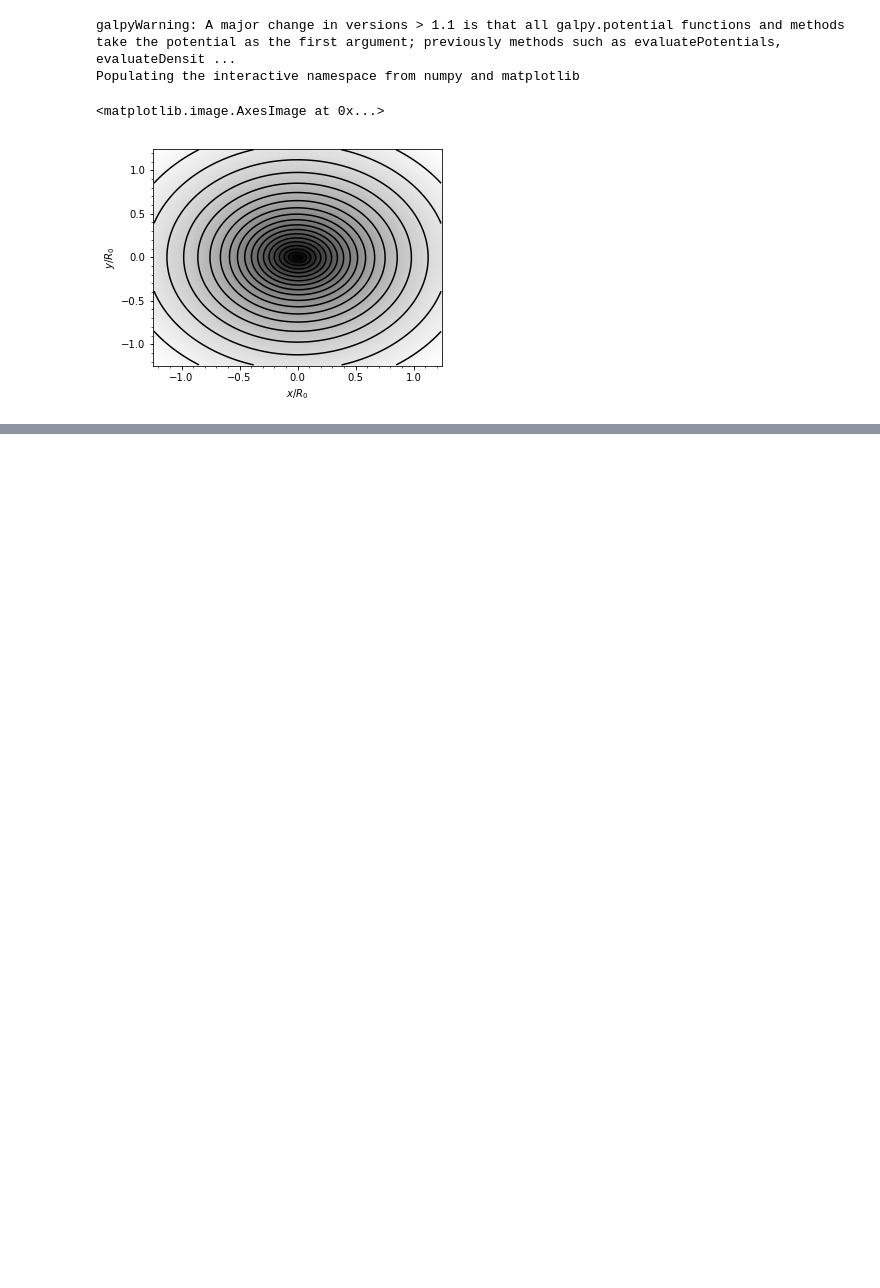
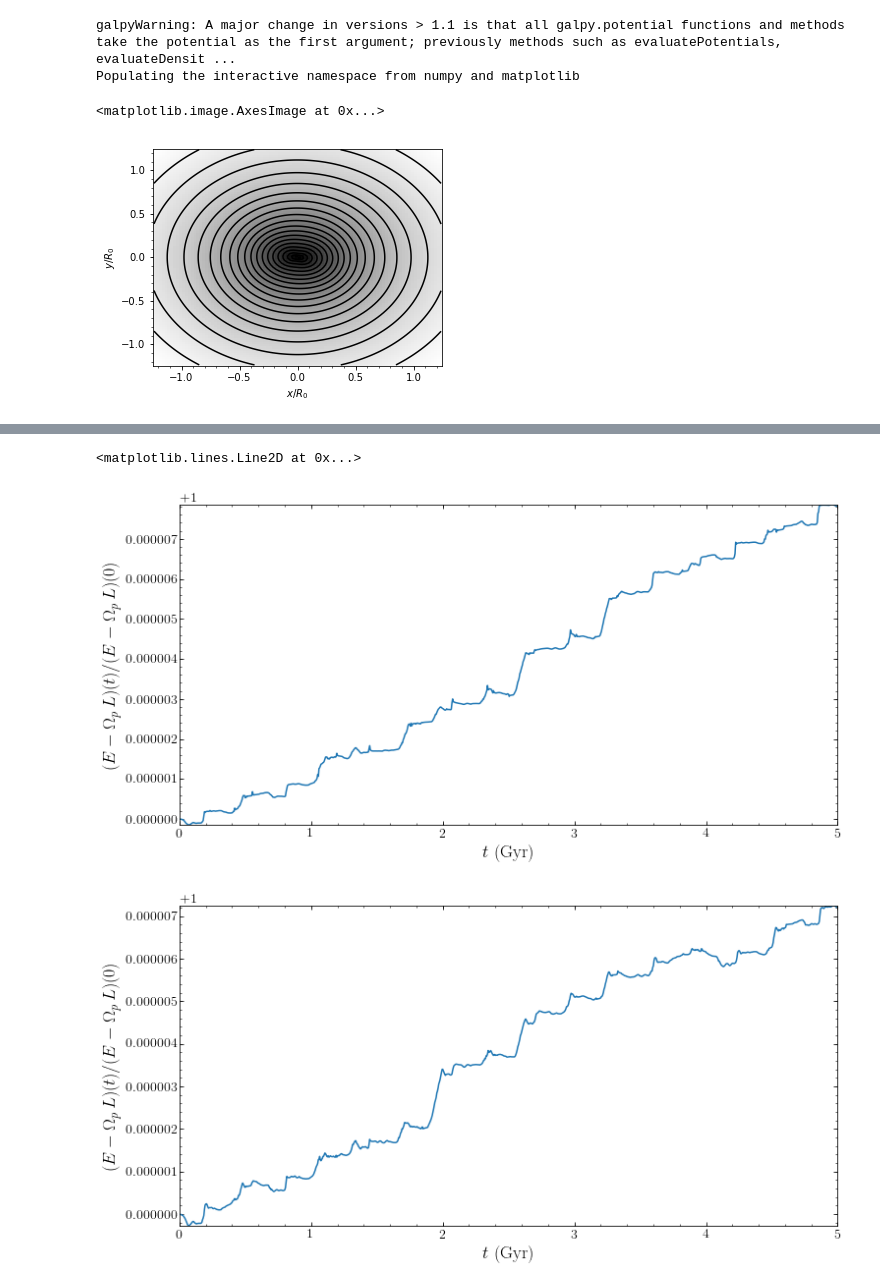
Before and after one commit to nbanik/Baryonic-effects-on-Pal5, a Jupyter notebook: effect_of_bar.ipynb, the cells around one changed output, grey strips where cells are left out. Saved outputs shown, nothing was run; the diff lists cells and outputs as text; code cells hidden in the pictures; blank space fills up the shorter version.

Commit message:
delete pdfs, include odeint

```diff
--- a/effect_of_bar.ipynb
+++ b/effect_of_bar.ipynb
@@ -161,0 +182,25 @@ plt.show()
+# %%
+#Integrate using scipy's odeint
+#plot Jacobi integral to check whether it is conserved
+#http://galpy.readthedocs.io/en/latest/reference/orbitint.html?highlight=integrate
+method='odeint'
+
+ts= numpy.linspace(0,5.0,1001)*u.Gyr
+o1= Orbit([R[ind],vR[ind],vT[ind],z[ind],vz[ind],phi[ind]],ro=ro,vo=vo)
+o1.integrate(ts,MWPotential2014,method=method)
+o1.plotJacobi(normed=True)
+
+obar= Orbit([R[ind],vR[ind],vT[ind],z[ind],vz[ind],phi[ind]],ro=ro,vo=vo)
+obar.integrate(ts,MWPotential2014bar,method=method)
+obar.plotJacobi(normed=True)
+
+#plot Jacobi integral w.r.t the radius
+
+o1.plot(d1='R',d2='Jacobi',xrange=[0.,25])
+
+obar.plot(d1='R',d2='Jacobi',xrange=[0.,25])
+axvline(dp._rb*ro,c='r') # this plots the bar radius
+# %% [output]
+<matplotlib.lines.Line2D at 0x...>
+[figure, added]
+[figure, added]
```
Also changed, not shown: parts of 13 cells of this notebook, 25 other files.
